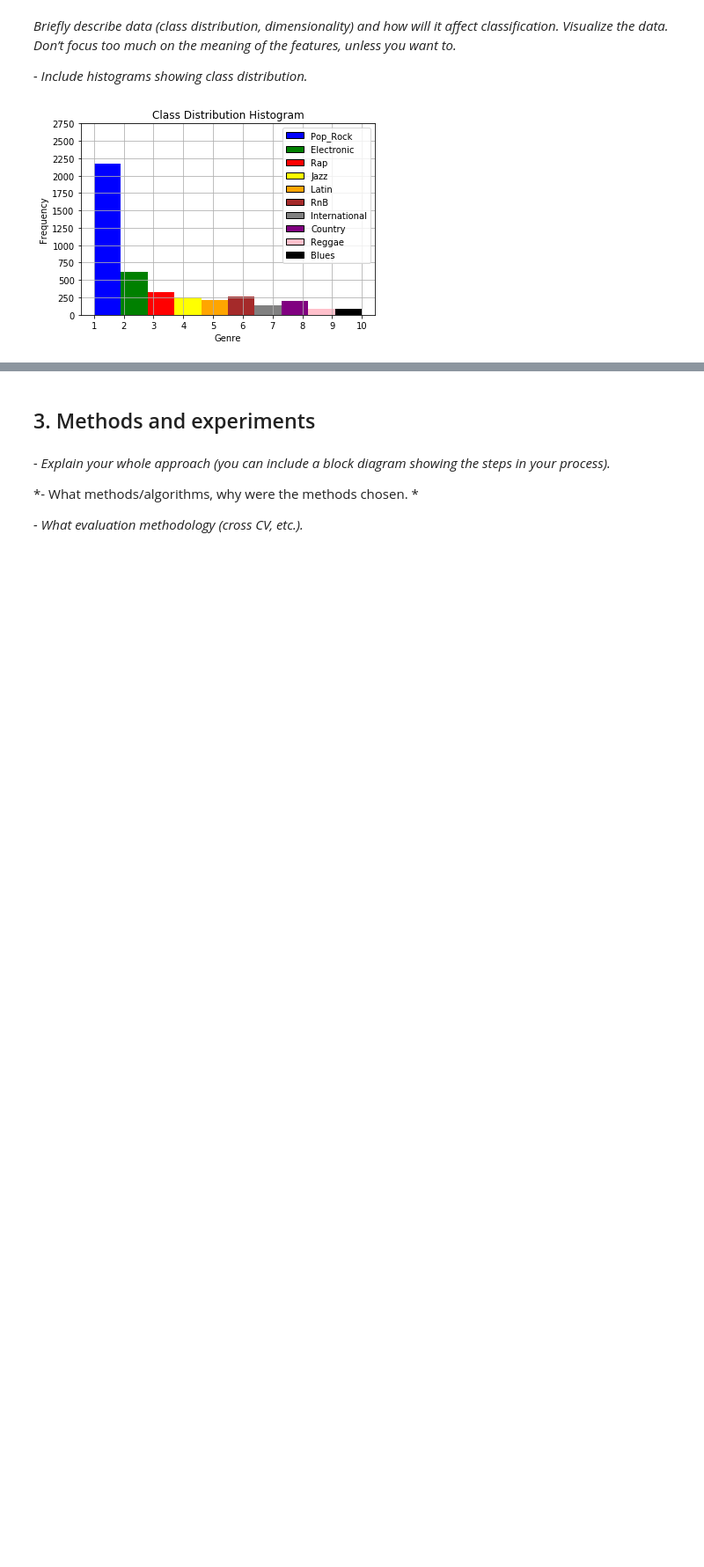
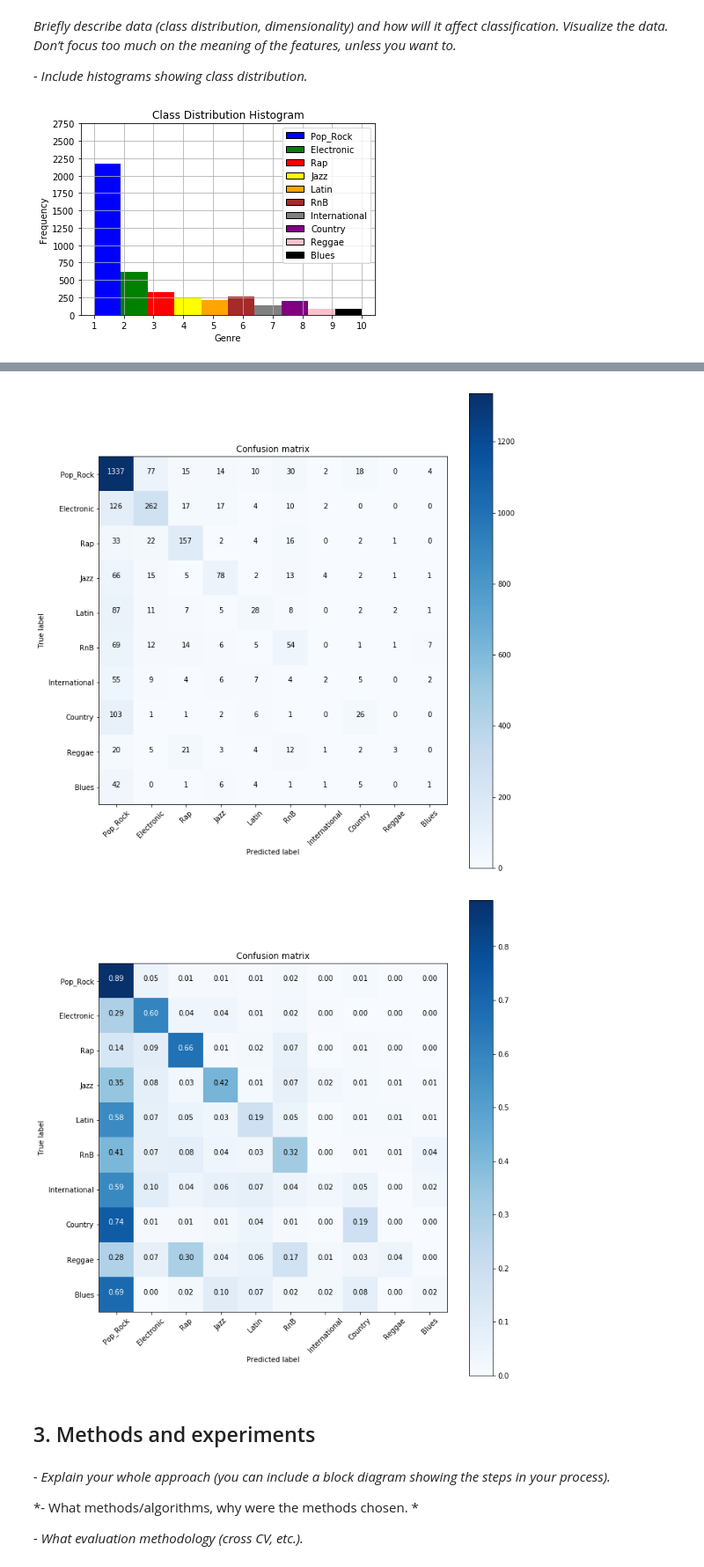
Before and after one commit to abdullahkhan93/MLBP-2018, a Jupyter notebook: Project Report.ipynb, the cells around one changed output, grey strips where cells are left out. Shown at 88% size. Drawn from its saved outputs; the diff is of its cells as text; code cells hidden in the pictures; blank space fills up the shorter version.

```diff
--- a/Project Report.ipynb
+++ b/Project Report.ipynb
@@ -276,8 +399,9 @@ print('Final Score: ', score, '\n')
 Single Multinomial Logistic Regression Classification
 '''
 
-logreg = LogReg(C = 0.04, max_iter = 7500, solver ='sag', multi_class = 'multinomial', n_jobs = -2)
+logreg = LogReg(C = 0.03, max_iter = 7500, solver ='sag', multi_class = 'multinomial', n_jobs = -2)
 logreg.fit(XTrainSet, YTrainSet.ravel())
 predictTrain = logreg.predict(XTrainSet)
-print('Training Accuracy: ', met.accuracy_score(predictTrain, YTrainSet))
+print('Validation Accuracy: ', met.accuracy_score(YTestSet, logreg.predict(XTestSet)))
+print('Validation Log-loss: ', met.log_loss(YTestSet, logreg.predict_proba(XTestSet)))
 # %% [output]
@@ -309,3 +413,13 @@ output(logreg.predict(XTestData).ravel(),logreg.predict_proba(XTestData),'logreg
+# %%
+# Confusion matrix demo
+class_names = ['Pop_Rock','Electronic','Rap','Jazz','Latin','RnB','International','Country','Reggae','Blues']
+plt.figure(figsize = (10,10))
+plot_confusion_matrix(YTestSet, logreg.predict(XTestSet), classes = class_names, normalize = False)
+plt.figure(figsize = (10,10))
+plot_confusion_matrix(YTestSet, logreg.predict(XTestSet), classes = class_names, normalize = True)
+# %% [output]
+[figure, added]
+[figure, added]
 # %%
 '''
 KNN Classifier Testing with Mutiple Iterations
```
Also changed, not shown: parts of 11 cells of this notebook.
